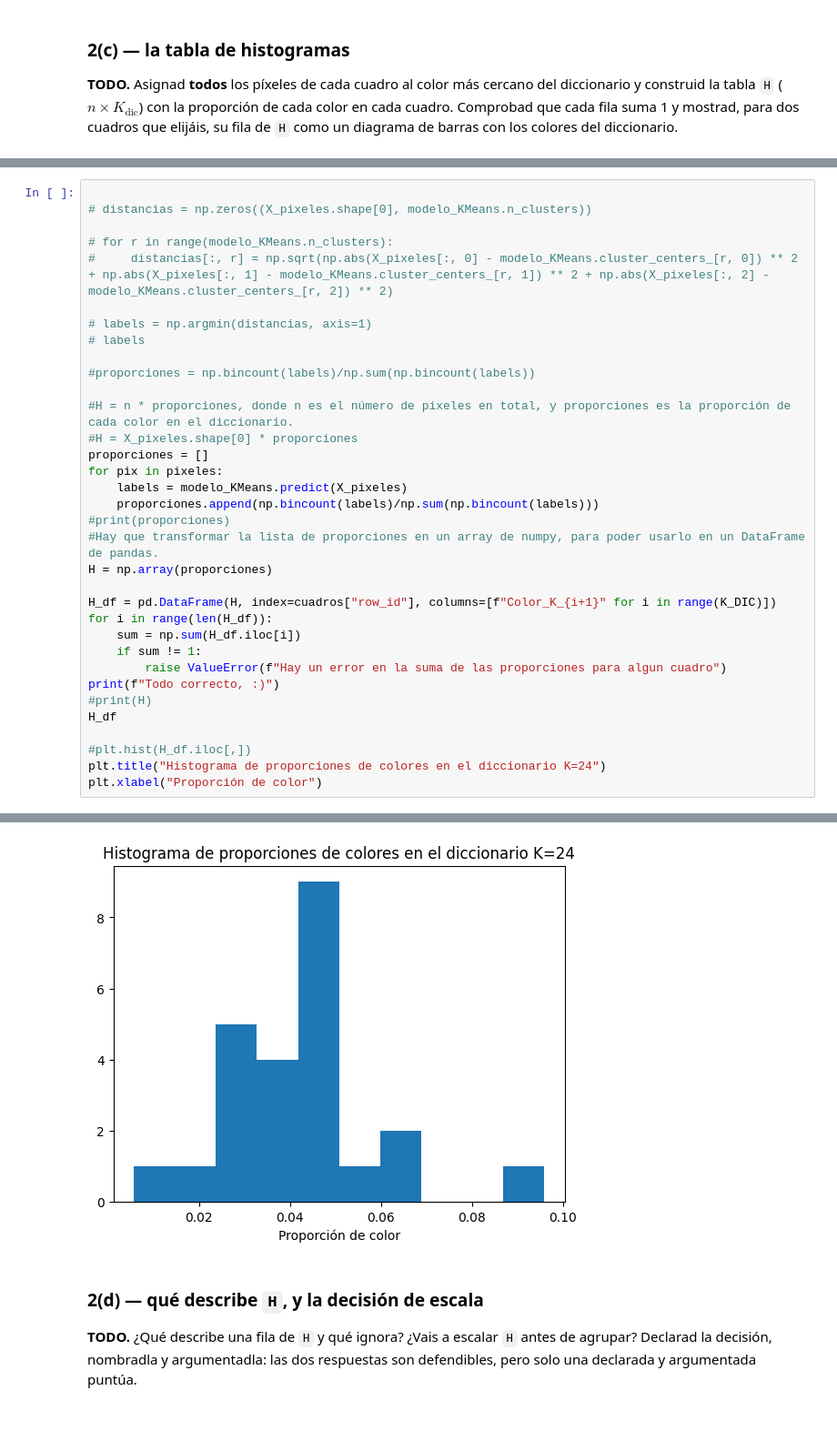
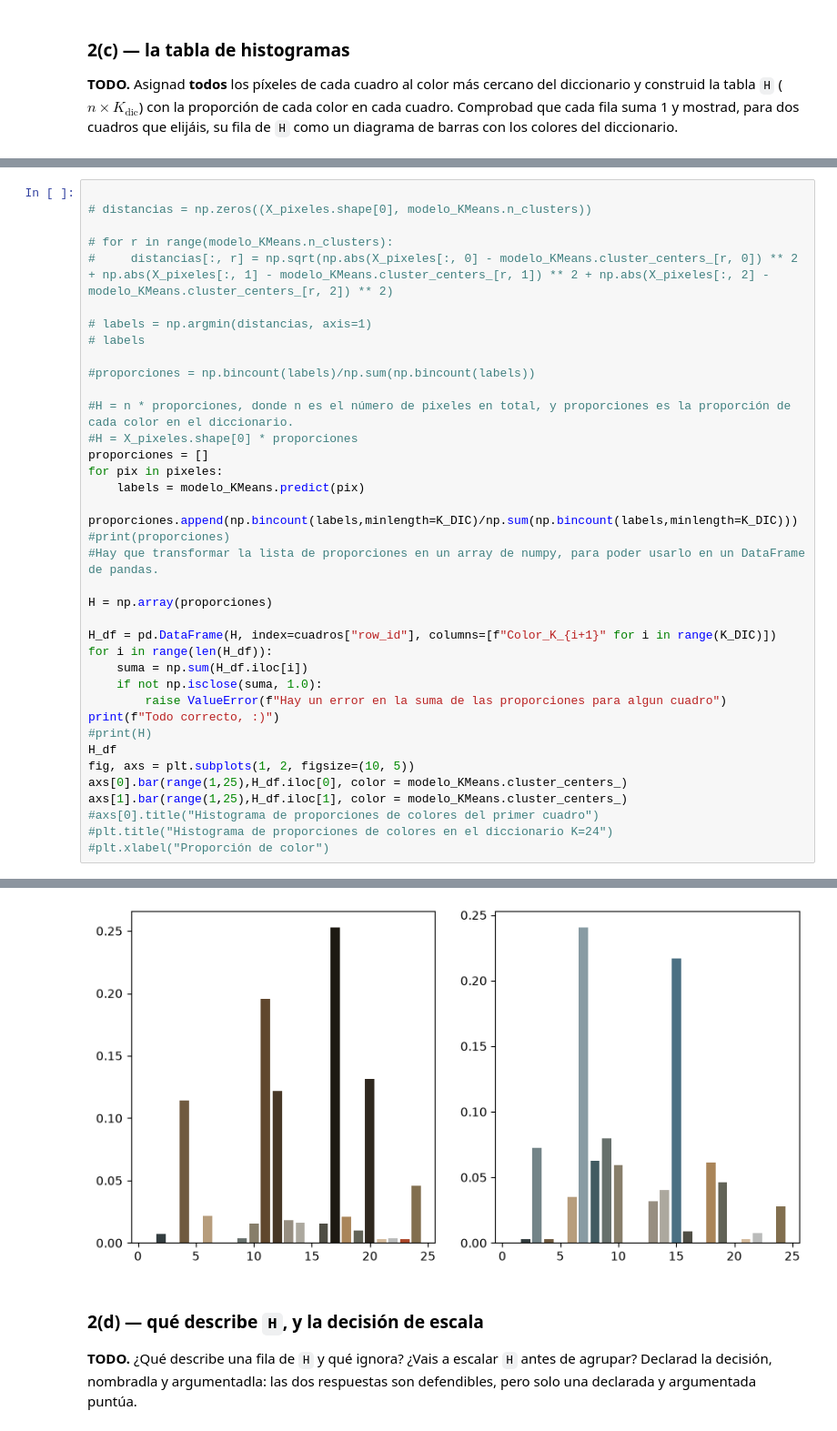
Before and after one commit to mxriodia/machine_learning_p1, a Jupyter notebook: P1_grupo_4/Cuaderno/p1_alumno.ipynb, the cells around one changed output, grey strips where cells are left out. Shown at 91% size. Cells and saved outputs as stored; diff of their text form.

```diff
--- a/P1_grupo_4/Cuaderno/p1_alumno.ipynb
+++ b/P1_grupo_4/Cuaderno/p1_alumno.ipynb
@@ -718,23 +737,26 @@ diagrama de barras con los colores del diccionario.
 #H = X_pixeles.shape[0] * proporciones
 proporciones = []
 for pix in pixeles:
-    labels = modelo_KMeans.predict(X_pixeles)
-    proporciones.append(np.bincount(labels)/np.sum(np.bincount(labels)))
+    labels = modelo_KMeans.predict(pix)
+    proporciones.append(np.bincount(labels,minlength=K_DIC)/np.sum(np.bincount(labels,minlength=K_DIC)))
 #print(proporciones)
 #Hay que transformar la lista de proporciones en un array de numpy, para poder usarlo en un DataFrame de pandas.
+
 H = np.array(proporciones)
 
 H_df = pd.DataFrame(H, index=cuadros["row_id"], columns=[f"Color_K_{i+1}" for i in range(K_DIC)])
 for i in range(len(H_df)):
-    sum = np.sum(H_df.iloc[i])
-    if sum != 1:
+    suma = np.sum(H_df.iloc[i])
+    if not np.isclose(suma, 1.0):
         raise ValueError(f"Hay un error en la suma de las proporciones para algun cuadro")
 print(f"Todo correcto, :)")
 #print(H)
 H_df
-
-#plt.hist(H_df.iloc[,])
-plt.title("Histograma de proporciones de colores en el diccionario K=24")
-plt.xlabel("Proporción de color")
+fig, axs = plt.subplots(1, 2, figsize=(10, 5))
+axs[0].bar(range(1,25),H_df.iloc[0], color = modelo_KMeans.cluster_centers_)
+axs[1].bar(range(1,25),H_df.iloc[1], color = modelo_KMeans.cluster_centers_)
+#axs[0].title("Histograma de proporciones de colores del primer cuadro")
+#plt.title("Histograma de proporciones de colores en el diccionario K=24")
+#plt.xlabel("Proporción de color")
 # %% [output]
 Todo correcto, :)
@@ -742,4 +764,4 @@ Text(0.5, 0, 'Proporción de color')
-[figure, old version]
+[figure, new version]
 # %% [markdown]
 ### 2(d) — qué describe `H`, y la decisión de escala
 
```
Also changed, not shown: parts of 5 cells of this notebook.
